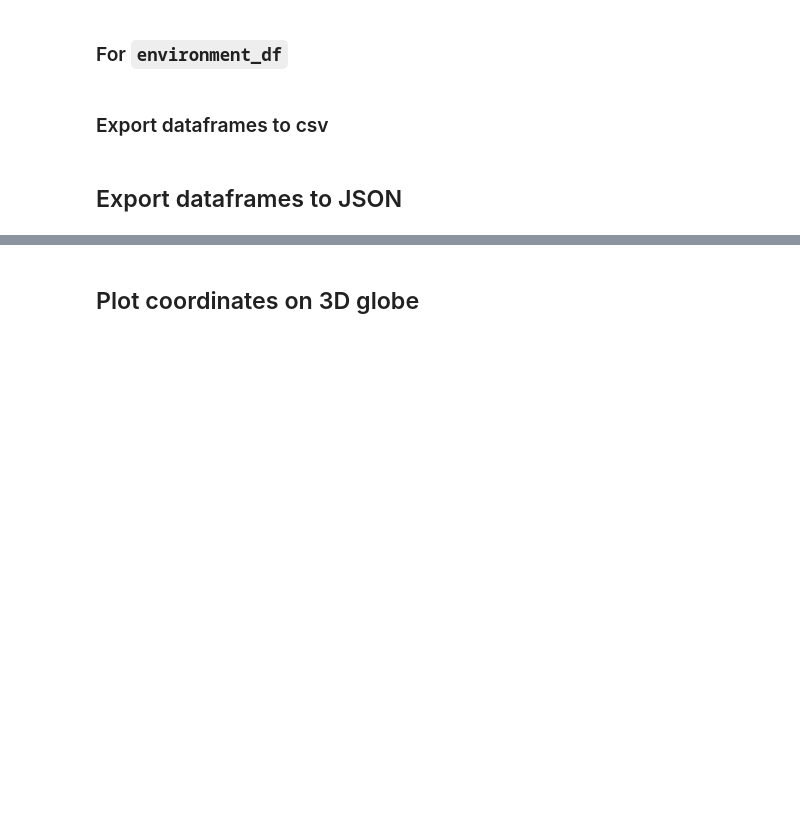
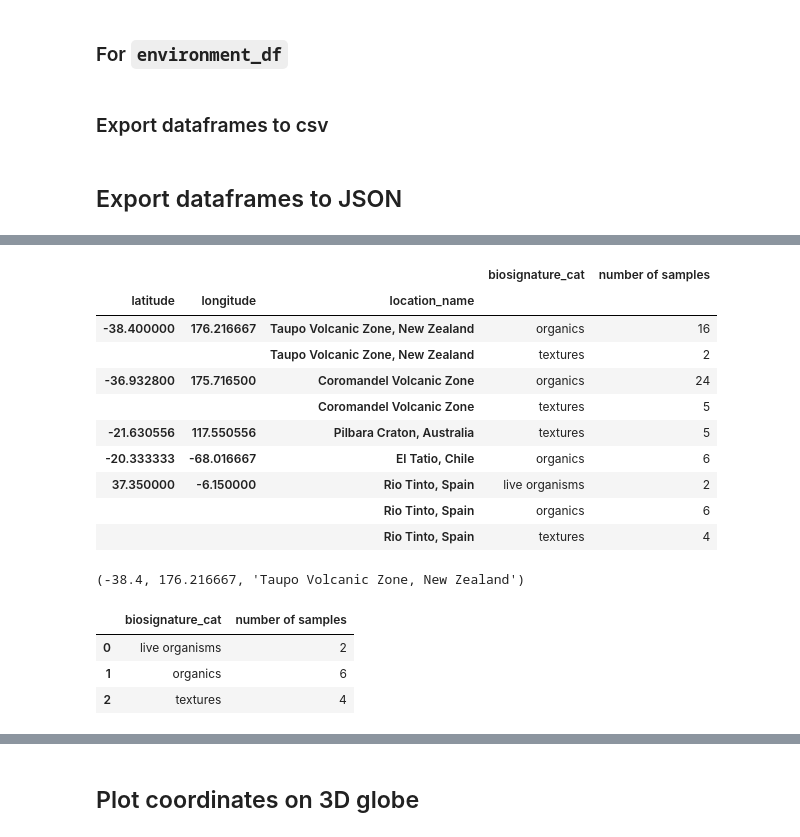
Before and after one commit to jhupiterz/biosignatureDB, a Jupyter notebook: notebooks/csv.ipynb, the cells around one changed output, grey strips where cells are left out. Drawn from its saved outputs; the diff is of its cells as text; code cells hidden in the pictures; blank space fills up the shorter version.

```diff
--- a/notebooks/csv.ipynb
+++ b/notebooks/csv.ipynb
@@ -176,0 +162,21 @@ bio_df.groupby(['latitude', 'longitude', 'location_name'], as_index=False).count
+# %%
+grouped_cat = bio_df.groupby(['latitude', 'longitude', 'location_name', 'biosignature_cat']).sum()[['number of samples' ]]
+grouped_cat.reset_index(level=['biosignature_cat'], inplace=True)
+# %%
+grouped_cat
+# %% [output]
+|  |  |  | biosignature_cat | number of samples |
+| latitude | longitude | location_name |  |  |
+| -38.400000 | 176.216667 | Taupo Volcanic Zone, New Zealand | organics | 16 |
+|  |  | Taupo Volcanic Zone, New Zealand | textures | 2 |
+| -36.932800 | 175.716500 | Coromandel Volcanic Zone | organics | 24 |
+|  |  | Coromandel Volcanic Zone | textures | 5 |
+| -21.630556 | 117.550556 | Pilbara Craton, Australia | textures | 5 |
+| -20.333333 | -68.016667 | El Tatio, Chile | organics | 6 |
+| 37.350000 | -6.150000 | Rio Tinto, Spain | live organisms | 2 |
+|  |  | Rio Tinto, Spain | organics | 6 |
+|  |  | Rio Tinto, Spain | textures | 4 |
+# %%
+grouped_cat.index.unique()[0]
+# %% [output]
+(-38.4, 176.216667, 'Taupo Volcanic Zone, New Zealand')
@@ -176,0 +186,7 @@ bio_df.groupby(['latitude', 'longitude', 'location_name'], as_index=False).count
+# %%
+grouped_cat.loc[37.350000, -6.150000,'Rio Tinto, Spain'].reset_index(drop=True)
+# %% [output]
+|  | biosignature_cat | number of samples |
+| 0 | live organisms | 2 |
+| 1 | organics | 6 |
+| 2 | textures | 4 |
```
Also changed, not shown: parts of 18 cells of this notebook, 4 other files.
